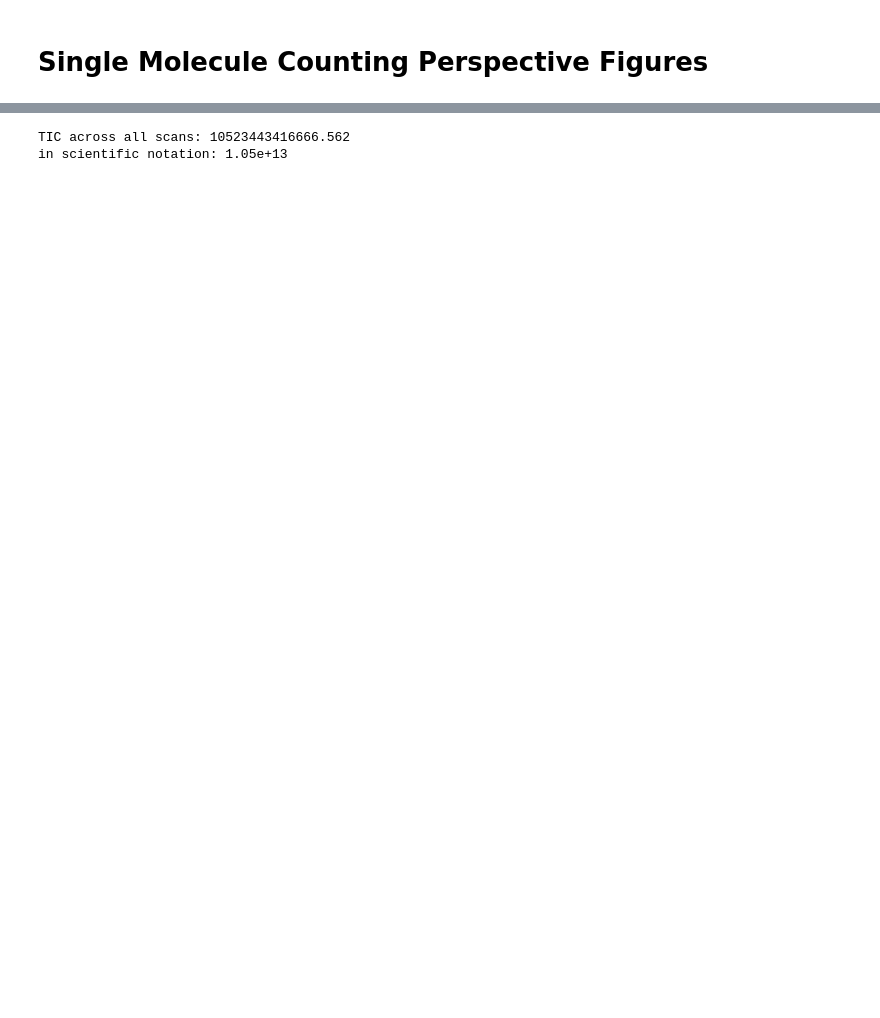
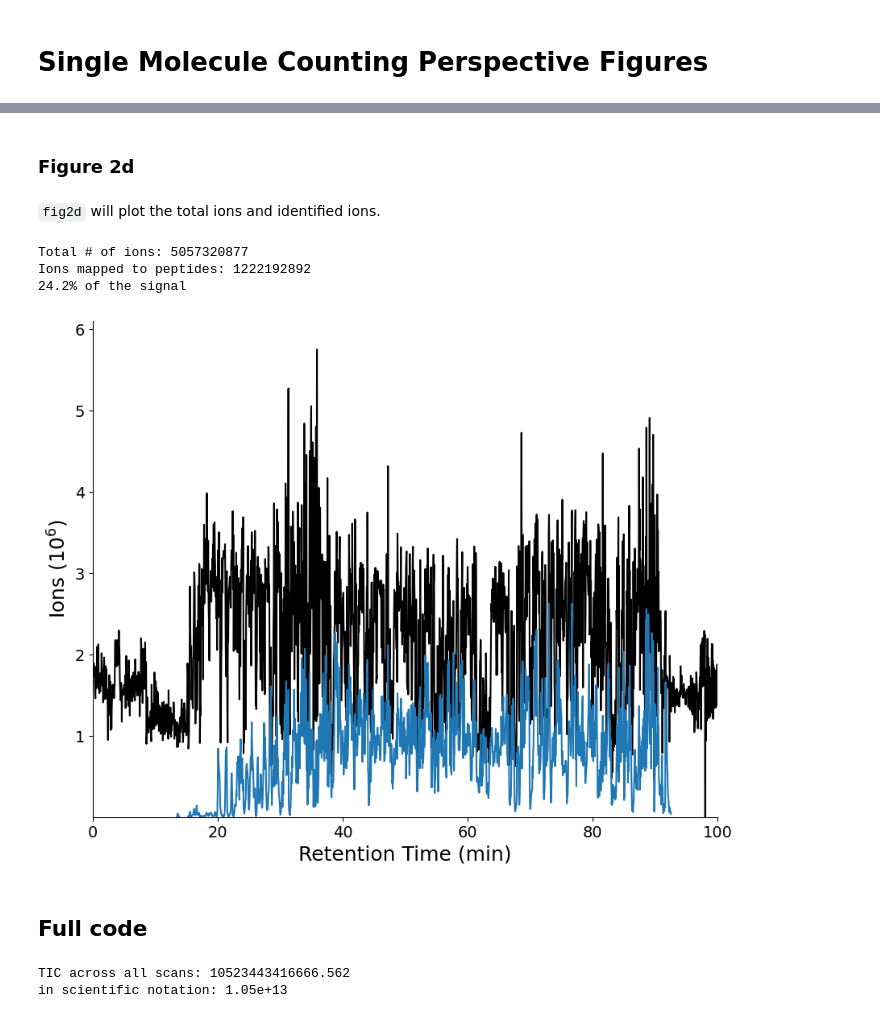
Before and after one commit to uw-maccosslab/single_molecule_counting, a Jupyter notebook: 2022_Single_Molecule_Counting.ipynb, the cells around one changed output, grey strips where cells are left out. Drawn from its saved outputs; the diff is of its cells as text; code cells hidden in the pictures; blank space fills up the shorter version.

```diff
--- a/2022_Single_Molecule_Counting.ipynb
+++ b/2022_Single_Molecule_Counting.ipynb
@@ -3,3 +85,18 @@
+# %% [markdown]
+### Figure 2d
+# %% [markdown]
+`fig2d` will plot the total ions and identified ions.
+# %%
+# plot figure 2d ions
+# expect 4 min 42 sec
+single_mol.fig2d(mzml_file, hk_file, elib_file)
+# %% [output]
+Total # of ions: 5057320877
+Ions mapped to peptides: 1222192892
+24.2% of the signal
+[figure, added]
+# %% [markdown]
+## Full code
 # %%
 import msions.encyclopedia as encyclo
 import msions.mzml as mzml
```
Also changed, not shown: parts of 48 cells of this notebook, 3 other files.
